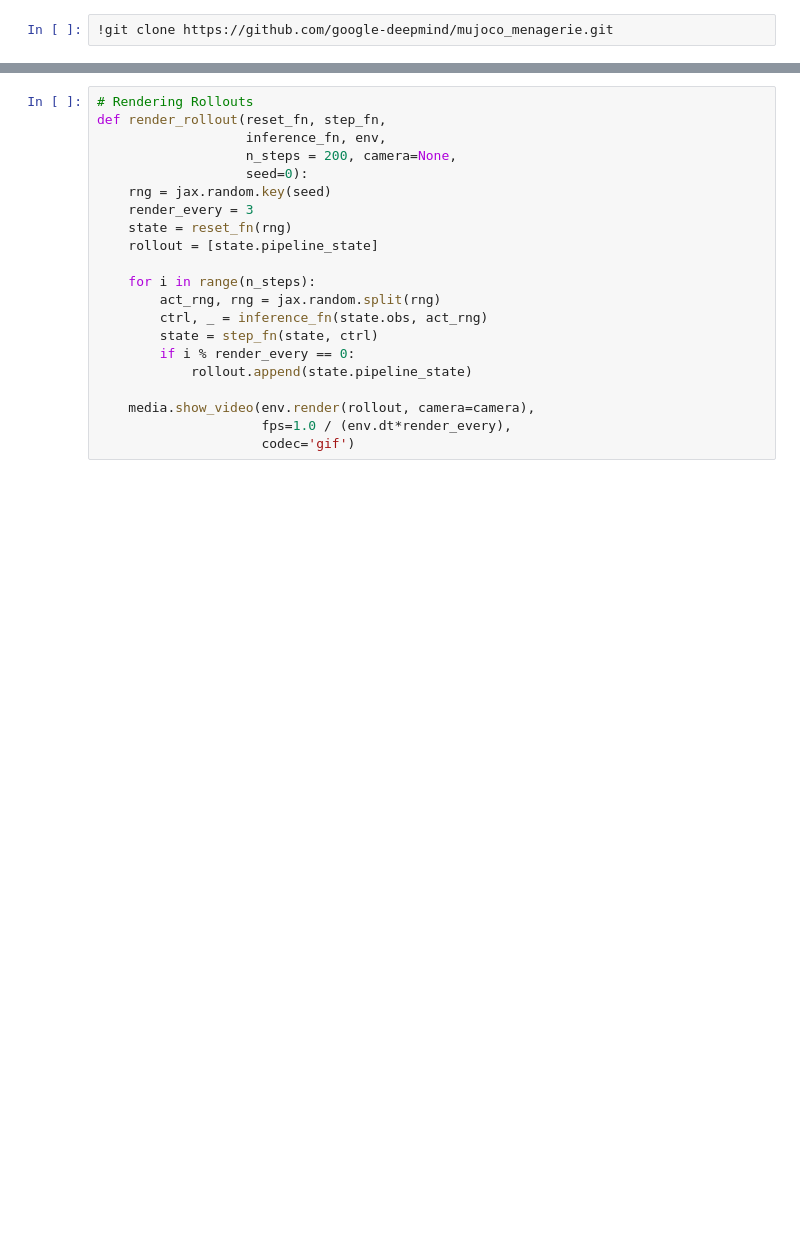
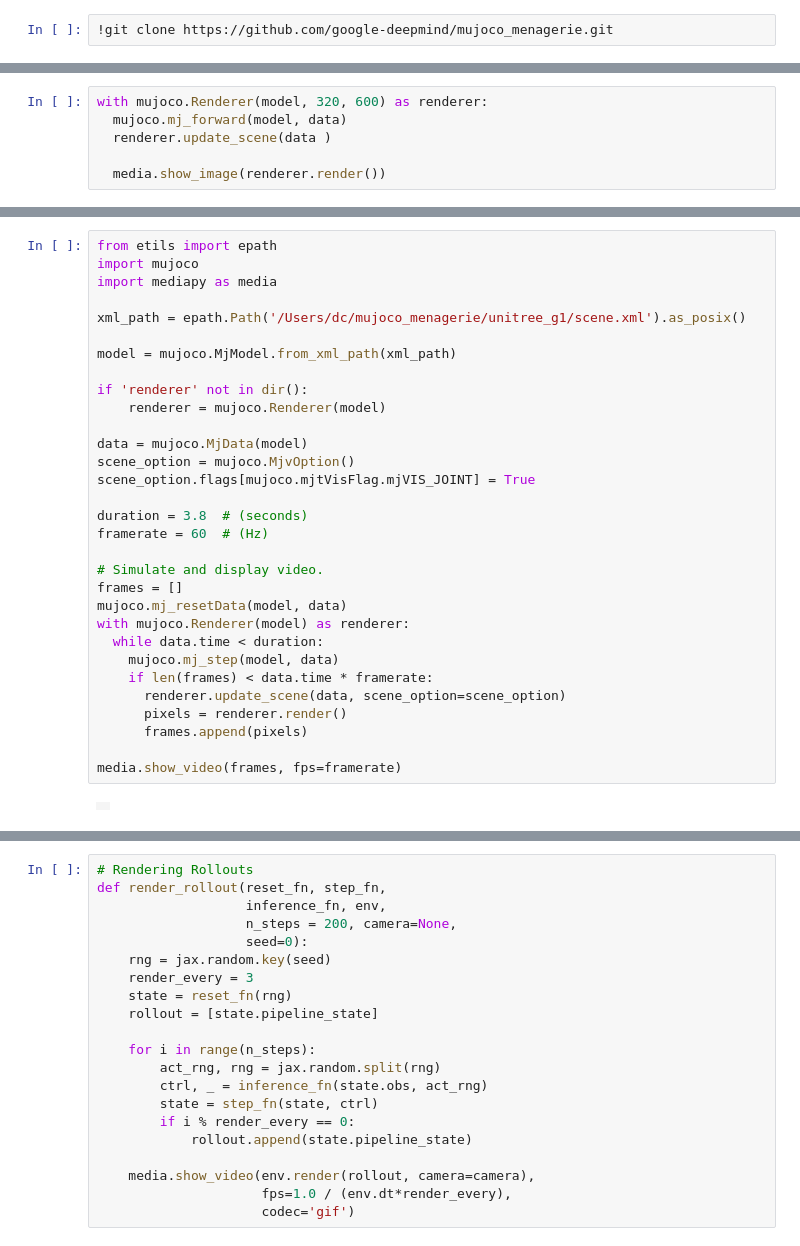
Before and after one commit to dougc333/cs224r, a Jupyter notebook: mjx/training_apg.ipynb, the cells around one changed output, grey strips where cells are left out. Drawn from its saved outputs; the diff is of its cells as text; blank space fills up the shorter version.

```diff
--- a/mjx/training_apg.ipynb
+++ b/mjx/training_apg.ipynb
@@ -240,0 +272,6 @@ from typing import Any, Dict
+# %%
+with mujoco.Renderer(model, 320, 600) as renderer:
+  mujoco.mj_forward(model, data)
+  renderer.update_scene(data )
+
+  media.show_image(renderer.render())
@@ -241 +290,34 @@ from typing import Any, Dict
+# %%
+from etils import epath
+import mujoco
+import mediapy as media
+
+xml_path = epath.Path('/Users/dc/mujoco_menagerie/unitree_g1/scene.xml').as_posix()
+
+model = mujoco.MjModel.from_xml_path(xml_path)
+
+if 'renderer' not in dir():
+    renderer = mujoco.Renderer(model)
+
+data = mujoco.MjData(model)
+scene_option = mujoco.MjvOption()
+scene_option.flags[mujoco.mjtVisFlag.mjVIS_JOINT] = True
+
+duration = 3.8  # (seconds)
+framerate = 60  # (Hz)
+
+# Simulate and display video.
+frames = []
+mujoco.mj_resetData(model, data)
+with mujoco.Renderer(model) as renderer:
+  while data.time < duration:
+    mujoco.mj_step(model, data)
+    if len(frames) < data.time * framerate:
+      renderer.update_scene(data, scene_option=scene_option)
+      pixels = renderer.render()
+      frames.append(pixels)
+
+media.show_video(frames, fps=framerate)
+# %% [output]
+|  |
 # %%
```
Also changed, not shown: parts of 16 cells of this notebook, 4 other files.
